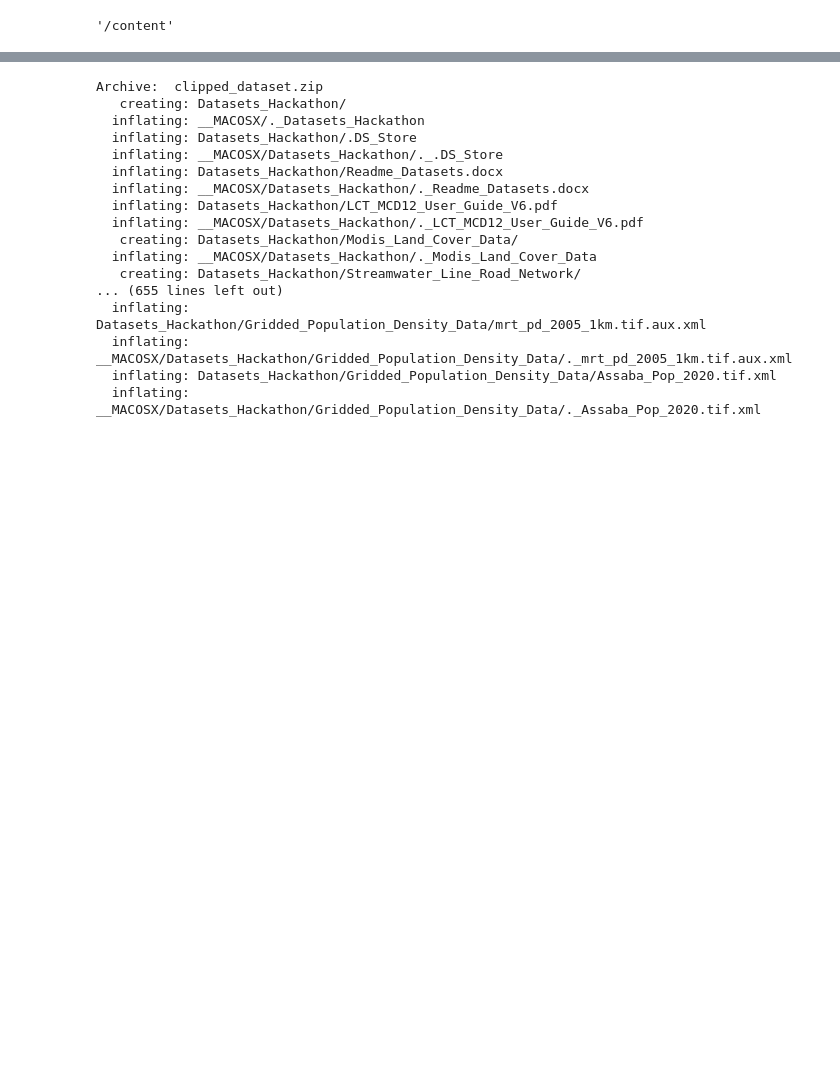
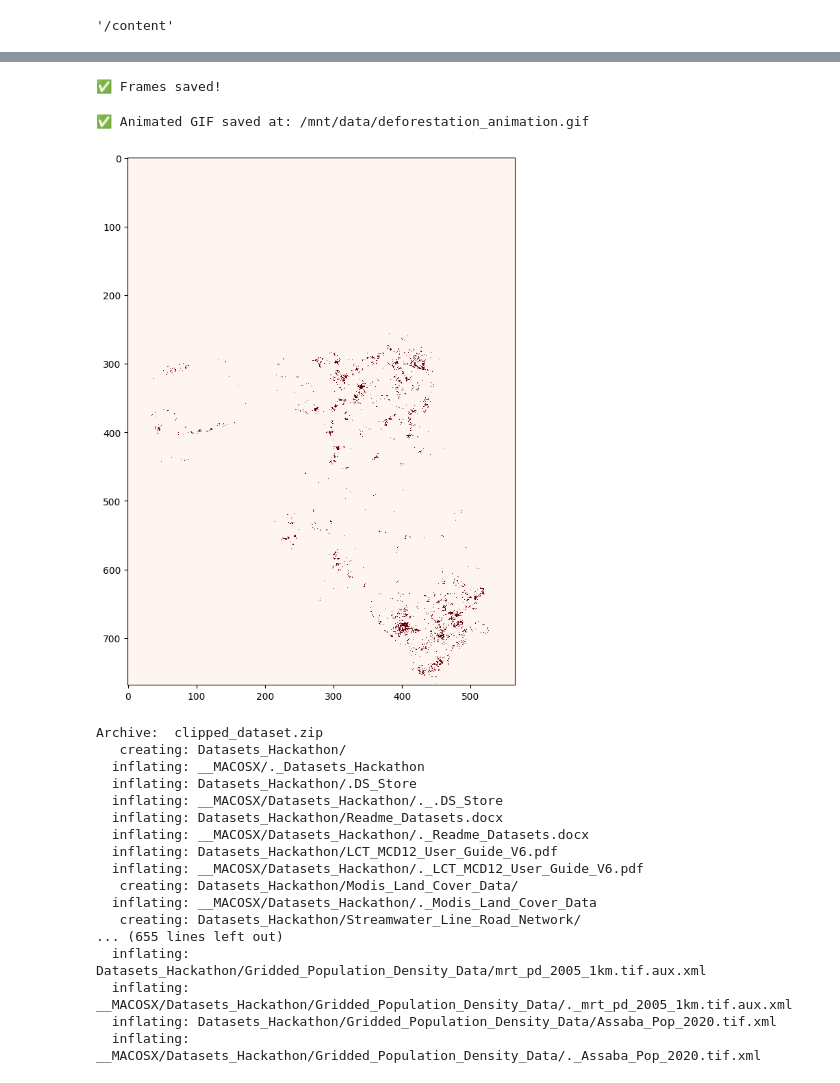
Before and after one commit to filippostaffoni/UNCCD-G20_STARTHACK2025_SRTG, a Jupyter notebook: GPP.ipynb, the cells around one changed output, grey strips where cells are left out. Drawn from its saved outputs; the diff is of its cells as text; code cells hidden in the pictures; blank space fills up the shorter version.

```diff
--- a/GPP.ipynb
+++ b/GPP.ipynb
@@ -4,0 +162,39 @@
+# %%
+import matplotlib.pyplot as plt
+import imageio
+import os
+
+# Define output directory for temporary images
+output_dir = "/mnt/data/deforestation_frames"
+os.makedirs(output_dir, exist_ok=True)  # Create folder if it doesn't exist
+
+# Get sorted year pairs
+years = sorted(deforestation_changes.keys())
+
+# List to store frame file paths
+frame_files = []
+
+# Generate and save each frame
+for i, year_pair in enumerate(years):
+    fig, ax = plt.subplots(figsize=(6, 6))
+
+    ax.imshow(deforestation_changes[year_pair], cmap="Reds", interpolation="nearest")
+    ax.set_title(f"Deforestation {year_pair.replace('_', ' → ')}")
+
+    # Save frame
+    frame_path = os.path.join(output_dir, f"frame_{i}.png")
+    plt.savefig(frame_path, bbox_inches="tight")
+    frame_files.append(frame_path)
+
+    plt.close()  # Close figure to save memory
+
+print("✅ Frames saved!")
+
+# Create animated GIF
+gif_path = "/mnt/data/deforestation_animation.gif"
+imageio.mimsave(gif_path, [imageio.imread(f) for f in frame_files], duration=2)
+
+print(f"✅ Animated GIF saved at: {gif_path}")
+# %% [output]
+✅ Frames saved!
+✅ Animated GIF saved at: /mnt/data/deforestation_animation.gif
@@ -5,3 +205,12 @@
+# %%
+import matplotlib.pyplot as plt
+
+fig, ax = plt.subplots(figsize=(10, 10))
+ax.imshow(deforestation_changes["2010_2011"], cmap='Reds', interpolation='nearest')
+#africa_boundaries.boundary.plot(ax=ax, color='black', linewidth=1)
+plt.show()
+# %% [output]
+[figure, added]
 # %%
 !unzip clipped_dataset.zip
 # %% [output]
```
Also changed, not shown: parts of 11 cells of this notebook.
